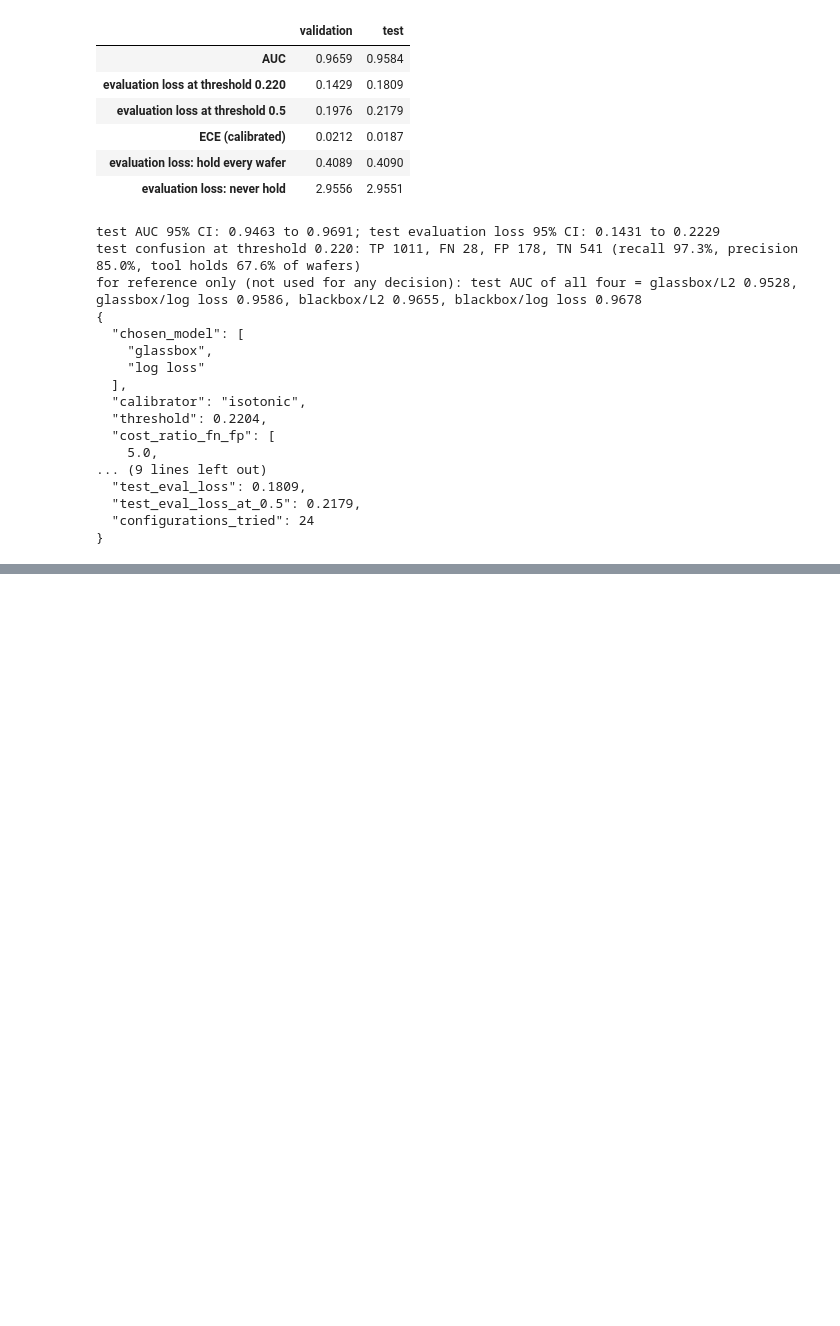
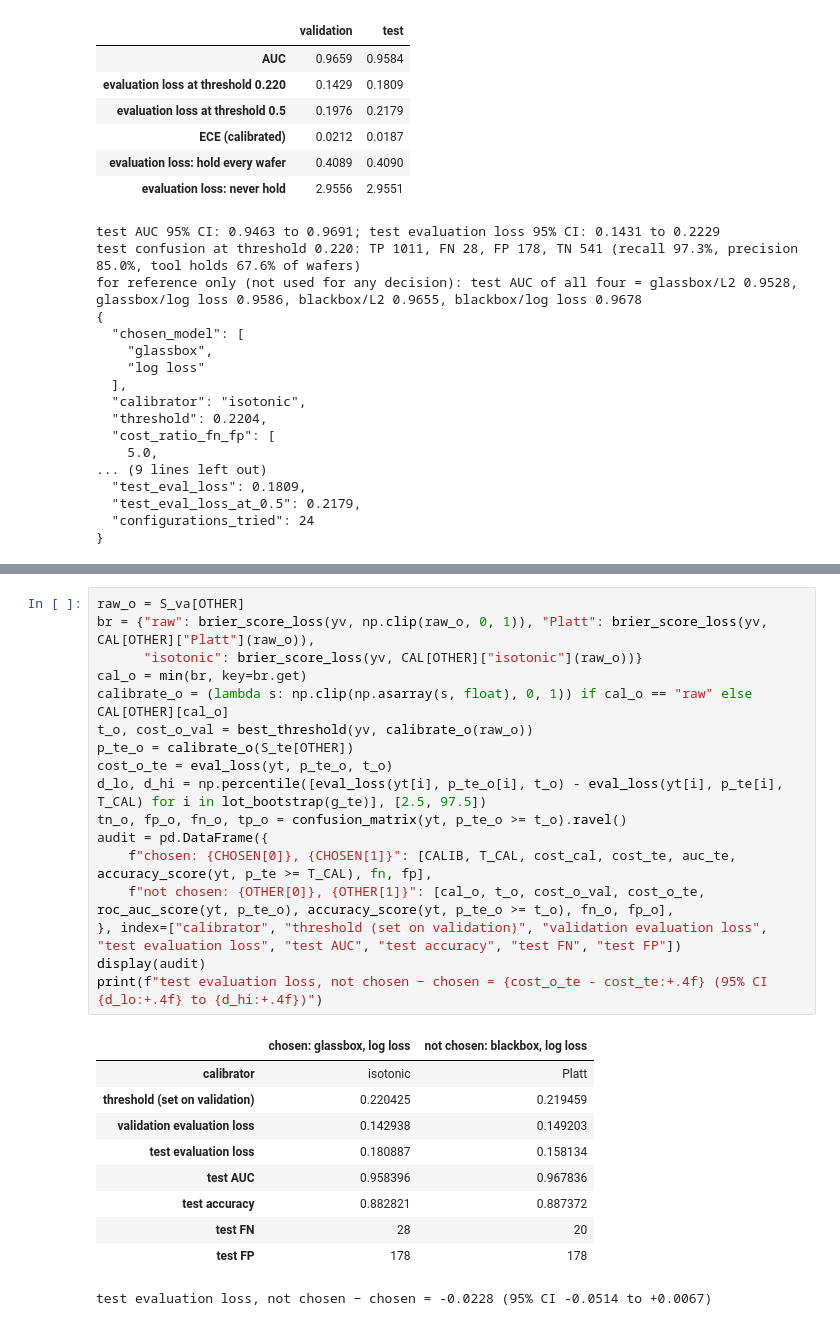
Before and after one commit to Ananya8576/dba5106-proj2, a Jupyter notebook: project/Project2_Classification.ipynb, the cells around one changed output, grey strips where cells are left out. Saved outputs shown, nothing was run; the diff lists cells and outputs as text; blank space fills up the shorter version.

```diff
--- a/project/Project2_Classification.ipynb
+++ b/project/Project2_Classification.ipynb
@@ -692,3 +716,31 @@ for reference only (not used for any decision): test AUC of all four = glassbox/
+# %%
+raw_o = S_va[OTHER]
+br = {"raw": brier_score_loss(yv, np.clip(raw_o, 0, 1)), "Platt": brier_score_loss(yv, CAL[OTHER]["Platt"](raw_o)),
+      "isotonic": brier_score_loss(yv, CAL[OTHER]["isotonic"](raw_o))}
+cal_o = min(br, key=br.get)
+calibrate_o = (lambda s: np.clip(np.asarray(s, float), 0, 1)) if cal_o == "raw" else CAL[OTHER][cal_o]
+t_o, cost_o_val = best_threshold(yv, calibrate_o(raw_o))
+p_te_o = calibrate_o(S_te[OTHER])
+cost_o_te = eval_loss(yt, p_te_o, t_o)
+d_lo, d_hi = np.percentile([eval_loss(yt[i], p_te_o[i], t_o) - eval_loss(yt[i], p_te[i], T_CAL) for i in lot_bootstrap(g_te)], [2.5, 97.5])
+tn_o, fp_o, fn_o, tp_o = confusion_matrix(yt, p_te_o >= t_o).ravel()
+audit = pd.DataFrame({
+    f"chosen: {CHOSEN[0]}, {CHOSEN[1]}": [CALIB, T_CAL, cost_cal, cost_te, auc_te, accuracy_score(yt, p_te >= T_CAL), fn, fp],
+    f"not chosen: {OTHER[0]}, {OTHER[1]}": [cal_o, t_o, cost_o_val, cost_o_te, roc_auc_score(yt, p_te_o), accuracy_score(yt, p_te_o >= t_o), fn_o, fp_o],
+}, index=["calibrator", "threshold (set on validation)", "validation evaluation loss", "test evaluation loss", "test AUC", "test accuracy", "test FN", "test FP"])
+display(audit)
+print(f"test evaluation loss, not chosen − chosen = {cost_o_te - cost_te:+.4f} (95% CI {d_lo:+.4f} to {d_hi:+.4f})")
+# %% [output]
+|  | chosen: glassbox, log loss | not chosen: blackbox, log loss |
+| calibrator | isotonic | Platt |
+| threshold (set on validation) | 0.220425 | 0.219459 |
+| validation evaluation loss | 0.142938 | 0.149203 |
+| test evaluation loss | 0.180887 | 0.158134 |
+| test AUC | 0.958396 | 0.967836 |
+| test accuracy | 0.882821 | 0.887372 |
+| test FN | 28 | 20 |
+| test FP | 178 | 178 |
+test evaluation loss, not chosen − chosen = -0.0228 (95% CI -0.0514 to +0.0067)
 # %% [markdown]
 ## 11. Findings, and what to flag
 
```
Also changed, not shown: parts of 4 cells of this notebook, 2 other files.
